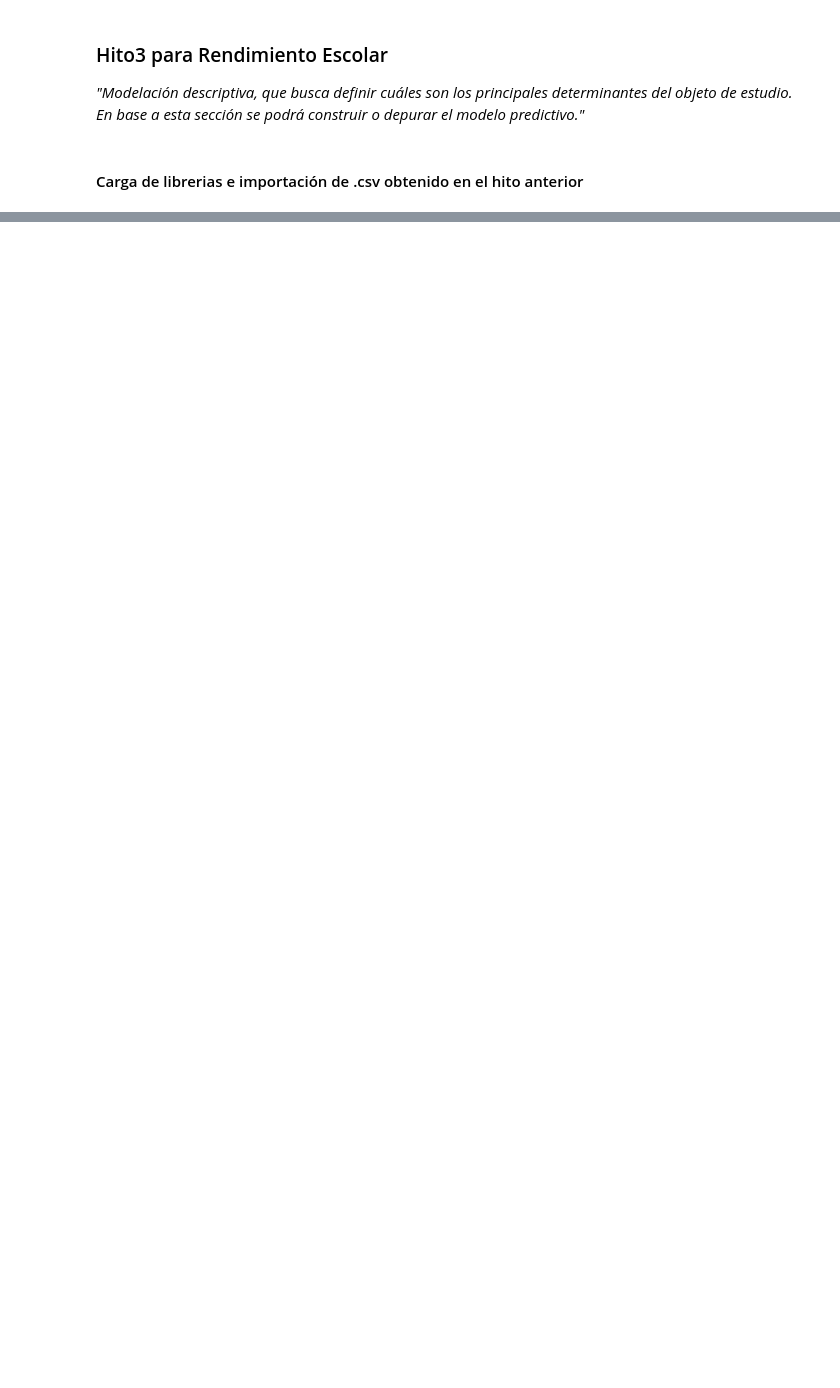
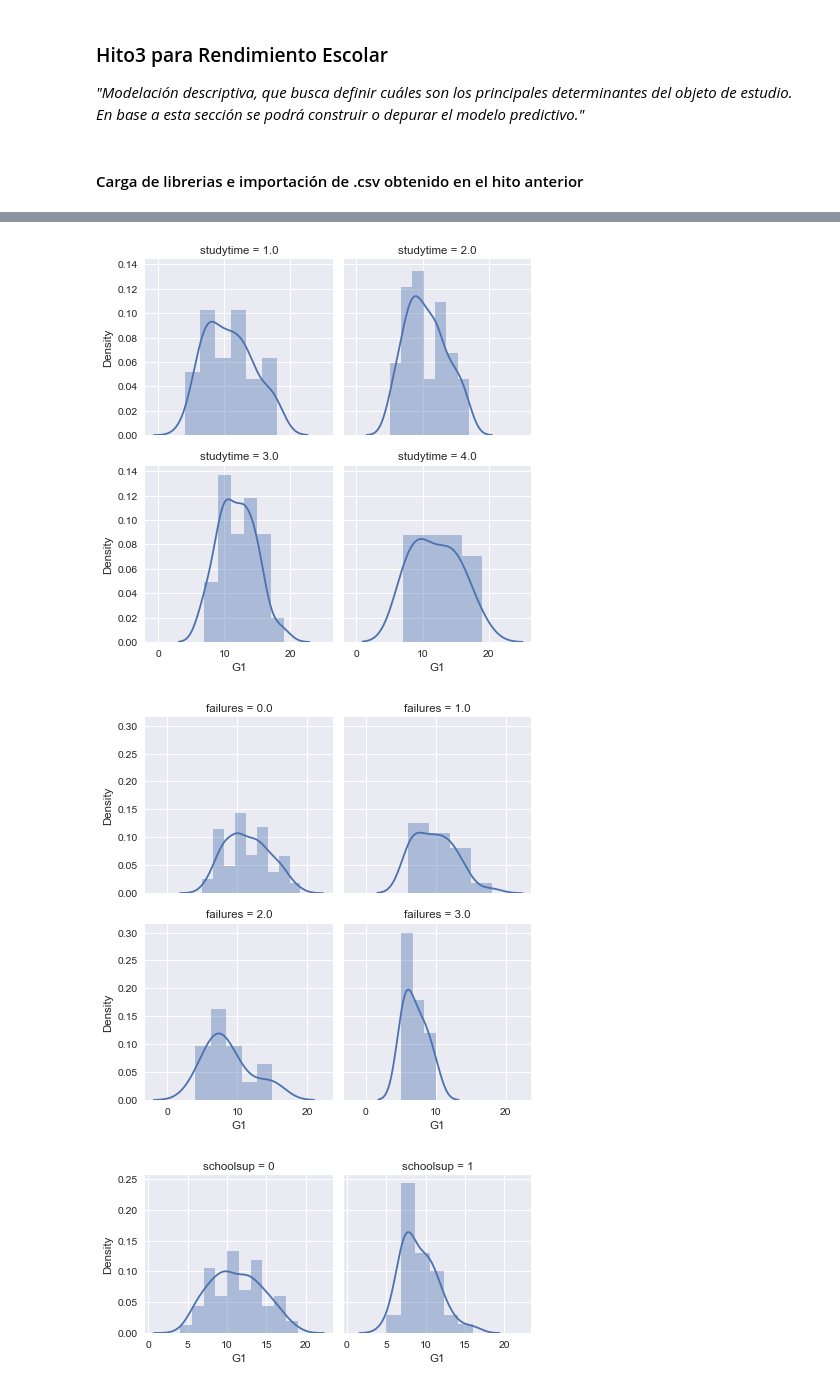
Before and after one commit to antosource/CursoDataScience, a Jupyter notebook: FundamentosDataScience/PruebaSalida/Hito3/Rendimiento_escolar.ipynb, the cells around one changed output, grey strips where cells are left out. Drawn from its saved outputs; the diff is of its cells as text; code cells hidden in the pictures; blank space fills up the shorter version.

```diff
--- a/FundamentosDataScience/PruebaSalida/Hito3/Rendimiento_escolar.ipynb
+++ b/FundamentosDataScience/PruebaSalida/Hito3/Rendimiento_escolar.ipynb
@@ -120,0 +184,5 @@ Notes:
+# %%
+# Creacion de DF con valores significativos
+clear_var_sig = ['studytime', 'failures', 'schoolsup', 'famsup', 'goout','health', 'G1']
+df_mod_g1 = df_dummies_g1.loc[:, clear_var_sig]
+df_mod_g1
@@ -120,0 +238,9 @@ Notes:
+# %%
+for i in clear_var_sig:
+    for j in ['G1']:
+        if i != 'G1':
+            gr.graficar(df,j,i)
+# %% [output]
+[figure, added]
+[figure, added]
+[figure, added]
```
Also changed, not shown: parts of 31 cells of this notebook, 2 other files.
